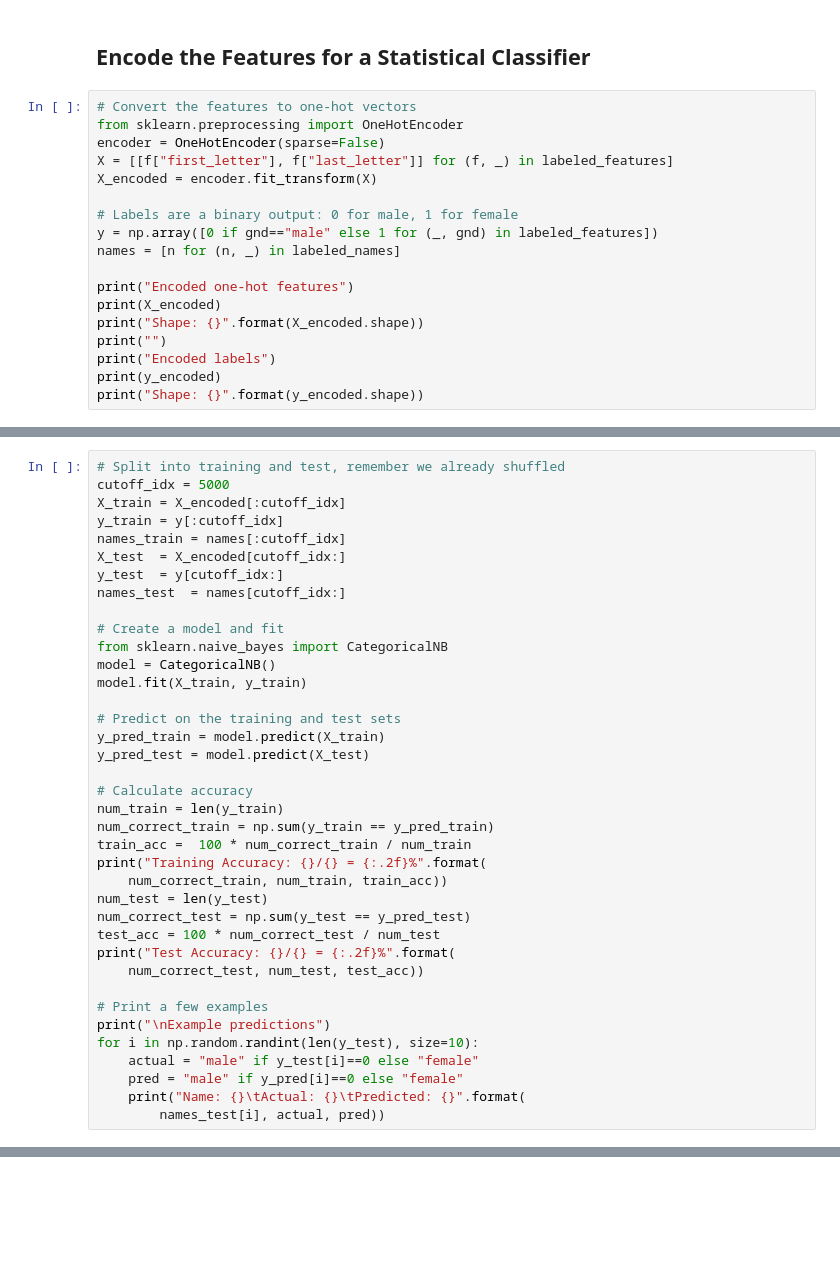
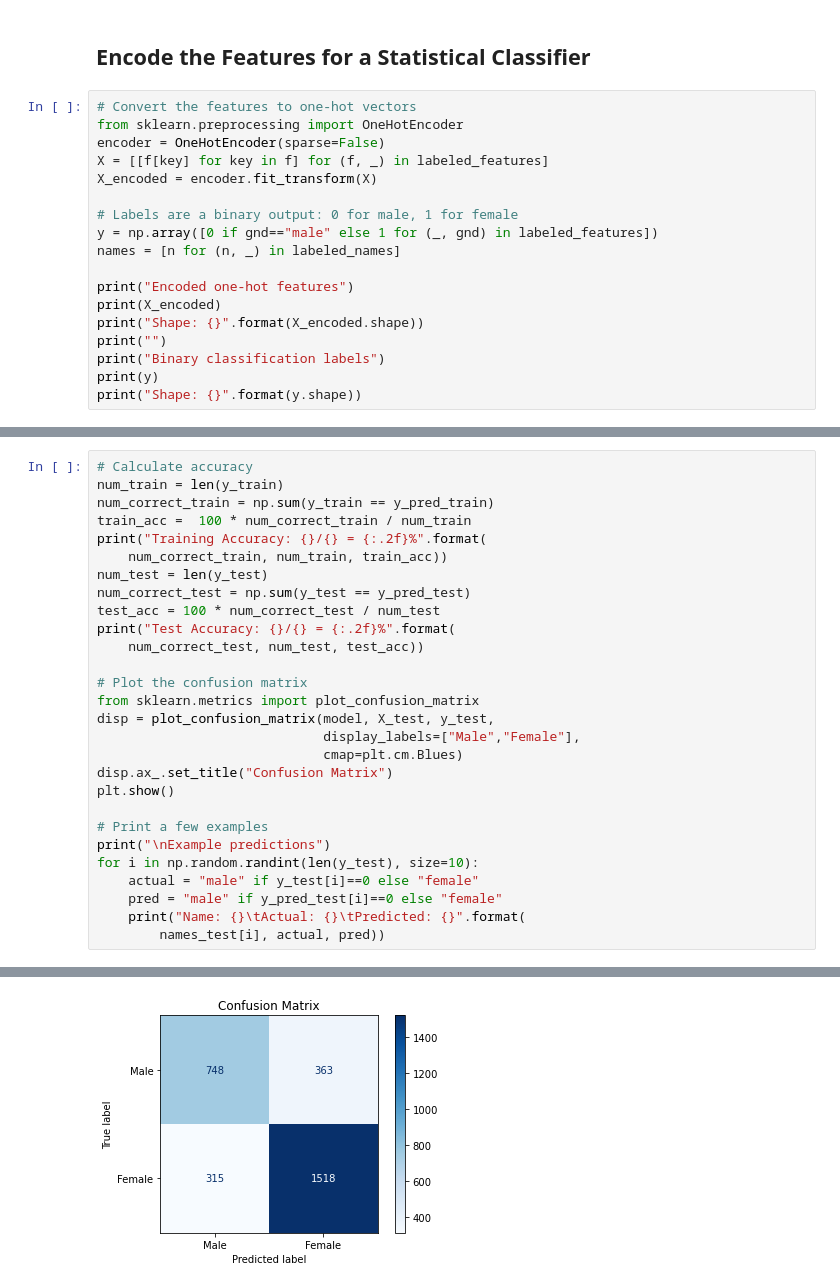
Before and after one commit to sea-bass/intro-nlp, a Jupyter notebook: traditional_ml/manual_features.ipynb, the cells around one changed output, grey strips where cells are left out. Drawn from its saved outputs; the diff is of its cells as text; blank space fills up the shorter version.

Commit message:
Added confusion matrix and did some slight cleanup

```diff
--- a/traditional_ml/manual_features.ipynb
+++ b/traditional_ml/manual_features.ipynb
@@ -77,7 +78,7 @@ for i in range(10):
 # Convert the features to one-hot vectors
 from sklearn.preprocessing import OneHotEncoder
 encoder = OneHotEncoder(sparse=False)
-X = [[f["first_letter"], f["last_letter"]] for (f, _) in labeled_features]
+X = [[f[key] for key in f] for (f, _) in labeled_features]
 X_encoded = encoder.fit_transform(X)
 
 # Labels are a binary output: 0 for male, 1 for female
@@ -88,9 +89,9 @@ print("Encoded one-hot features")
 print(X_encoded)
 print("Shape: {}".format(X_encoded.shape))
 print("")
-print("Encoded labels")
-print(y_encoded)
-print("Shape: {}".format(y_encoded.shape))
+print("Binary classification labels")
+print(y)
+print("Shape: {}".format(y.shape))
 # %% [output]
 Encoded one-hot features
 [[0. 0. 0. ... 0. 0. 0.]
@@ -110,22 +135,4 @@ Shape: (7944,)
 # %%
-# Split into training and test, remember we already shuffled
-cutoff_idx = 5000
-X_train = X_encoded[:cutoff_idx]
-y_train = y[:cutoff_idx]
-names_train = names[:cutoff_idx]
-X_test  = X_encoded[cutoff_idx:]
-y_test  = y[cutoff_idx:]
-names_test  = names[cutoff_idx:]
-
-# Create a model and fit
-from sklearn.naive_bayes import CategoricalNB
-model = CategoricalNB()
-model.fit(X_train, y_train)
-
-# Predict on the training and test sets
-y_pred_train = model.predict(X_train)
-y_pred_test = model.predict(X_test)
-
 # Calculate accuracy
 num_train = len(y_train)
 num_correct_train = np.sum(y_train == y_pred_train)
@@ -138,11 +145,19 @@ test_acc = 100 * num_correct_test / num_test
 print("Test Accuracy: {}/{} = {:.2f}%".format(
     num_correct_test, num_test, test_acc))
 
+# Plot the confusion matrix
+from sklearn.metrics import plot_confusion_matrix
+disp = plot_confusion_matrix(model, X_test, y_test,
+                             display_labels=["Male","Female"],
+                             cmap=plt.cm.Blues)
+disp.ax_.set_title("Confusion Matrix")
+plt.show()
+
 # Print a few examples
 print("\nExample predictions")
 for i in np.random.randint(len(y_test), size=10):
     actual = "male" if y_test[i]==0 else "female"
-    pred = "male" if y_pred[i]==0 else "female"
+    pred = "male" if y_pred_test[i]==0 else "female"
     print("Name: {}\tActual: {}\tPredicted: {}".format(
         names_test[i], actual, pred))
 # %% [output]
@@ -162,0 +166 @@ Name: Nico      Actual: male    Predicted: male
+[figure, added]
```
Also changed, not shown: parts of 7 cells of this notebook.
